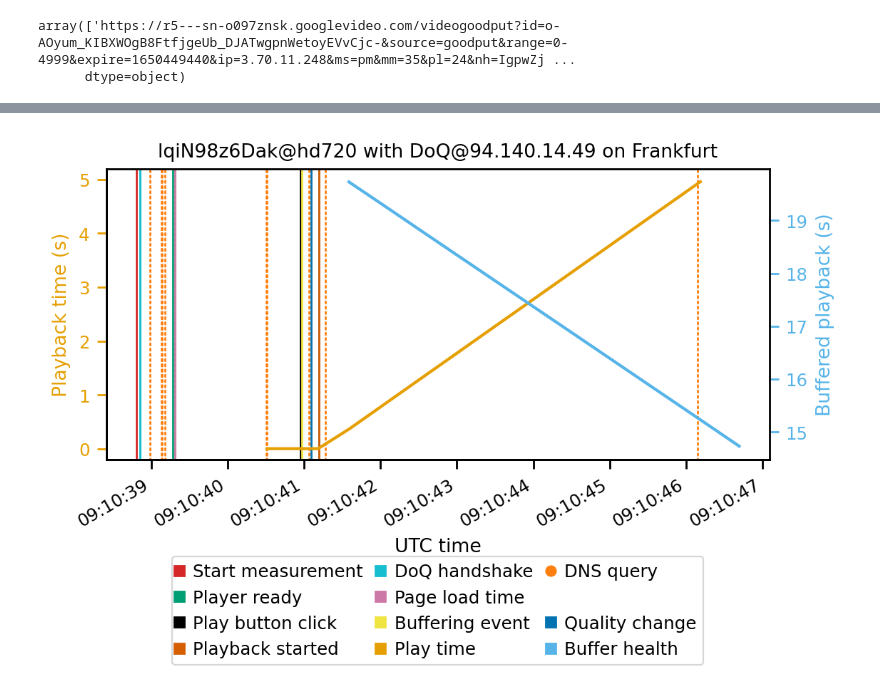
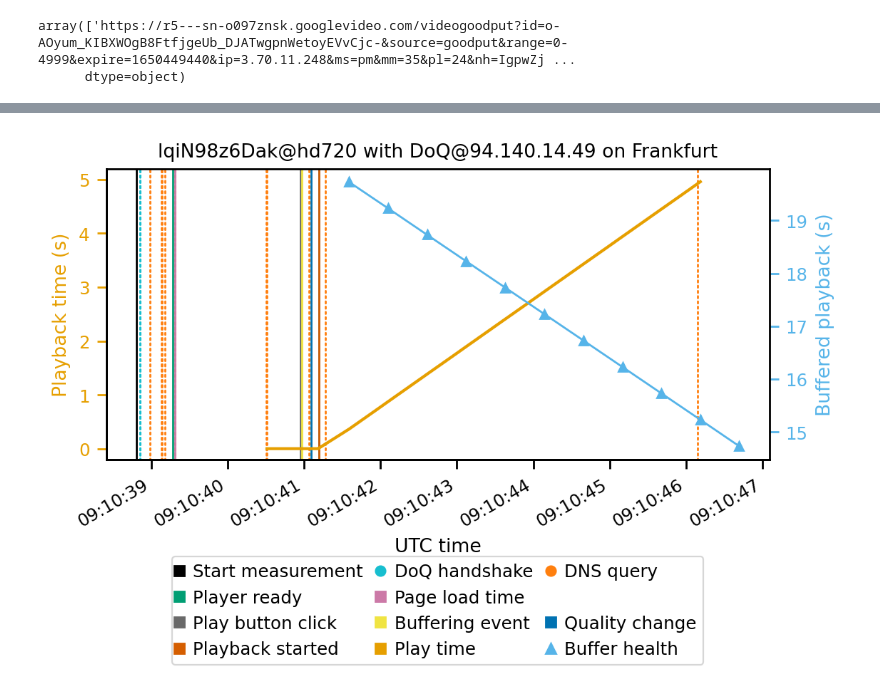
Before and after one commit to justus237/dns-analysis, a Jupyter notebook: actual_measurement/youtube-make-buffer-timeline.ipynb, the cells around one changed output, grey strips where cells are left out. Saved outputs shown, nothing was run; the diff lists cells and outputs as text; code cells hidden in the pictures.

```diff
--- a/actual_measurement/youtube-make-buffer-timeline.ipynb
+++ b/actual_measurement/youtube-make-buffer-timeline.ipynb
@@ -301,8 +301,8 @@ df_tmp.plot(ax=ax, marker=".", markersize=0, drawstyle="default", lw=1.5, color=
 #color_map = {'Play time':'C1','Buffer health':'C2', 'Play button click':'black', 'Player ready':'C3', 'Stall event':'C4',
             #'Playback started':'C6', 'Quality change':'C5', 'Start msm':'tab:purple', 'Page load time': 'C7', 'DoQ handshake':'tab:cyan', 'DNS resolutions':'tab:orange'}
 
-color_map = {'Start measurement':'tab:red', 'DoQ handshake':'tab:cyan', 'DNS query':'tab:orange', 'Player ready':'C3', 'Page load time': 'C7', '':'None',
-            'Play button click':'black', 'Buffering event':'C4', 'Quality change':'C5', 'Playback started':'C6', 'Play time':'C1','Buffer health':'C2'}
+color_map = {'Start measurement':'black', 'DoQ handshake':'tab:cyan', 'DNS query':'tab:orange', 'Player ready':'C3', 'Page load time': 'C7', '':'None',
+            'Play button click':'dimgray', 'Buffering event':'C4', 'Quality change':'C5', 'Playback started':'C6', 'Play time':'C1','Buffer health':'C2'}
 
 #https://stackoverflow.com/a/48127302
 #pandas uses 64bit ints to represent a date, plotting converts them to 32bit -> this may fail
@@ -311,17 +311,17 @@ buffer_events_list = [datetime.fromtimestamp(dt.timestamp()) for dt in df_iframe
 line = ax.vlines(x=pd.to_datetime(df_dns_perf_metrics[(df_dns_perf_metrics.metric_type == 'exchange') & (df_dns_perf_metrics.domain != 'www.youtube.com')].metric_start), ymin=-1, ymax=6, colors='tab:orange', lw=1, ls='dotted', capstyle='round')
 
 _ = ax.vlines(x=df_iframe[df_iframe.event_type == 'PlayerReady'].time.values[0], ymin=-1, ymax=6, colors='C3', lw=1, ls='solid')
-_ = ax.vlines(x=df_iframe[df_iframe.event_type == 'PlayStartedFromFunction'].time.values[0], ymin=-1, ymax=6, colors='black', lw=1, ls='solid')
+_ = ax.vlines(x=df_iframe[df_iframe.event_type == 'PlayStartedFromFunction'].time.values[0], ymin=-1, ymax=6, colors='dimgray', lw=1, ls='solid')
 _ = ax.vlines(x=pd.to_datetime(df_iframe[df_iframe.event_type.str.startswith('QualityChange')].time), ymin=-1, ymax=6, colors='C5', lw=1, ls='solid')
 _ = ax.vlines(x=pd.to_datetime(df_iframe[df_iframe.event_type == 'PlayerStateBUFFERING'].time), ymin=-1, ymax=6, colors='C4', lw=1, ls='solid')
 _ = ax.vlines(x=pd.to_datetime(df_iframe[df_iframe.event_type == 'PlayerStatePLAYING'].time), ymin=-1, ymax=6, colors='C6', lw=1, ls='solid')
 #_ = ax.vlines(x=list(pd.to_datetime(df_iframe[df_iframe.event_type == 'QualityChange2160'].sort_values('time').time))[0], ymin=-1, ymax=31, colors='C5', lw=1, )
 #ax.text(list(pd.to_datetime(df_iframe[df_iframe.event_type == 'QualityChange2160'].sort_values('time').time))[0], 15, "optimal quality reached", rotation=90, verticalalignment='center', color='C0', size='xx-small')
 _ = ax.vlines(x=pd.to_datetime(df_web_perf.plt), ymin=-1, ymax=6, colors='C7', lw=1, ls='solid')
-_ = ax.vlines(x=pd.to_datetime(df_web_perf.timeOrigin), ymin=-1, ymax=6, colors='tab:red', lw=1, ls='solid')
+_ = ax.vlines(x=pd.to_datetime(df_web_perf.timeOrigin), ymin=-1, ymax=6, colors='black', lw=1, ls='solid')
 
-_ = ax.vlines(x=pd.to_datetime(df_dns_perf_metrics[df_dns_perf_metrics.metric_type == 'handshake'].metric_start), ymin=-1, ymax=6, colors='tab:cyan', lw=1, ls='solid')
-_ = ax.vlines(x=pd.to_datetime(df_dns_perf_metrics[df_dns_perf_metrics.metric_type == 'handshake'].metric_end), ymin=-1, ymax=6, colors='tab:cyan', lw=1, ls='solid')
+_ = ax.vlines(x=pd.to_datetime(df_dns_perf_metrics[df_dns_perf_metrics.metric_type == 'handshake'].metric_start), ymin=-1, ymax=6, colors='tab:cyan', lw=1, ls='dotted', capstyle='round')
+_ = ax.vlines(x=pd.to_datetime(df_dns_perf_metrics[df_dns_perf_metrics.metric_type == 'handshake'].metric_end), ymin=-1, ymax=6, colors='tab:cyan', lw=1, ls='dotted', capstyle='round')
 
 
 
@@ -332,33 +332,34 @@ ax.spines['top'].set_color('none')
 ax.yaxis.set_ticks_position('left')
 ax.xaxis.set_ticks_position('bottom')
 #ax.spines['left'].set_position(('axes', -0.0))
 ax.tick_params(axis='y', colors='C1')
 ax.yaxis.label.set_color('C1')
 
 ax.set_title("lqiN98z6Dak@hd720 with DoQ@94.140.14.49 on Frankfurt")
 
 ax.set_xlabel("UTC time")
 ax.set_ylabel('Playback time (s)')
 ax.set_ylim(-0.2,5.2)
 
 ax2 = ax.twinx()
-df_buffer_health.plot(ax=ax2, marker="", markersize=3, drawstyle="default", lw=1.5, color='C2')
+df_buffer_health.plot(ax=ax2, marker="^", markersize=4, drawstyle="default", lw=1, color='C2')
 #ax2.spines['right'].set_color('C2')
 ax2.yaxis.label.set_color('C2')
 ax2.tick_params(axis='y', colors='C2')
 ax2.set_ylabel('Buffered playback (s)')
 
 ax.legend_.remove()
 ax2.legend_.remove()
 
 order = [0,3,6,9,1,4,7,10,2,5,8,11]
-markers = dict(zip(color_map.keys(), ['s' if legend_item != 'DNS query' else 'o' for legend_item in color_map.keys()]))
+markers = dict(zip(color_map.keys(), ['s' if ((legend_item != 'DNS query') and (legend_item != 'DoQ handshake')) else 'o' for legend_item in color_map.keys()]))
+markers['Buffer health'] = '^'
 legend_elements = [mpl.lines.Line2D([0], [0], color=color_map[legend_item], lw=0, label=legend_item, marker=markers[legend_item]) for legend_item in color_map.keys()]
 
 plt.gca().legend(handles=[legend_elements[idx] for idx in order], loc='center', ncol=3, bbox_to_anchor=(.5, -.52), columnspacing=1, handlelength=0)
 
 plt.show()
 
 fig.savefig('figures/video_timeline.pdf', format='pdf', bbox_inches='tight')
 # %% [output]
-[figure, old version]
+[figure, new version]
```
